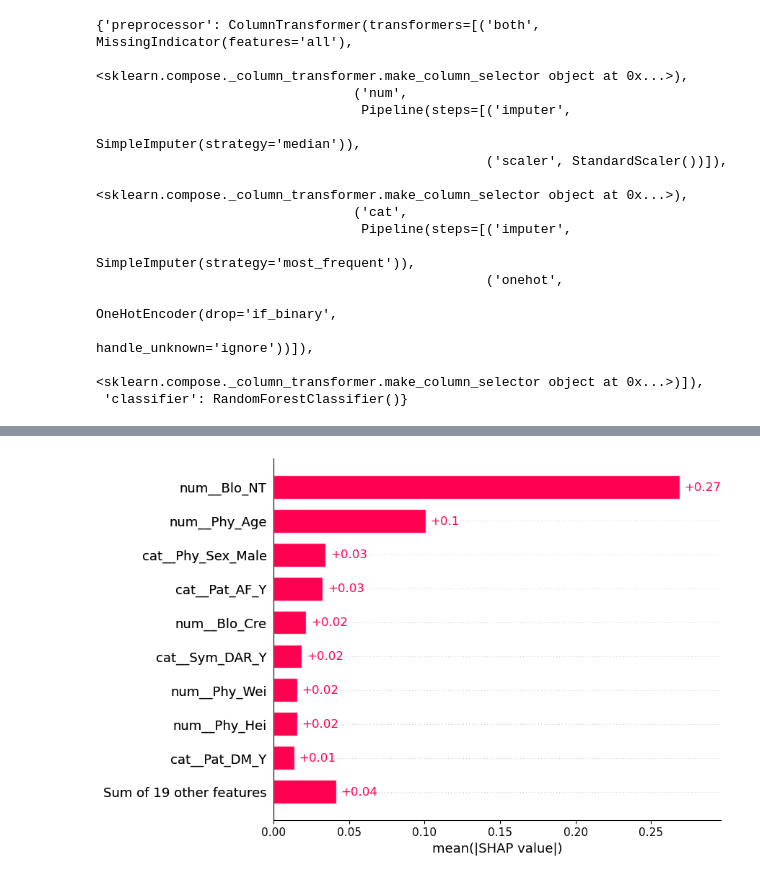
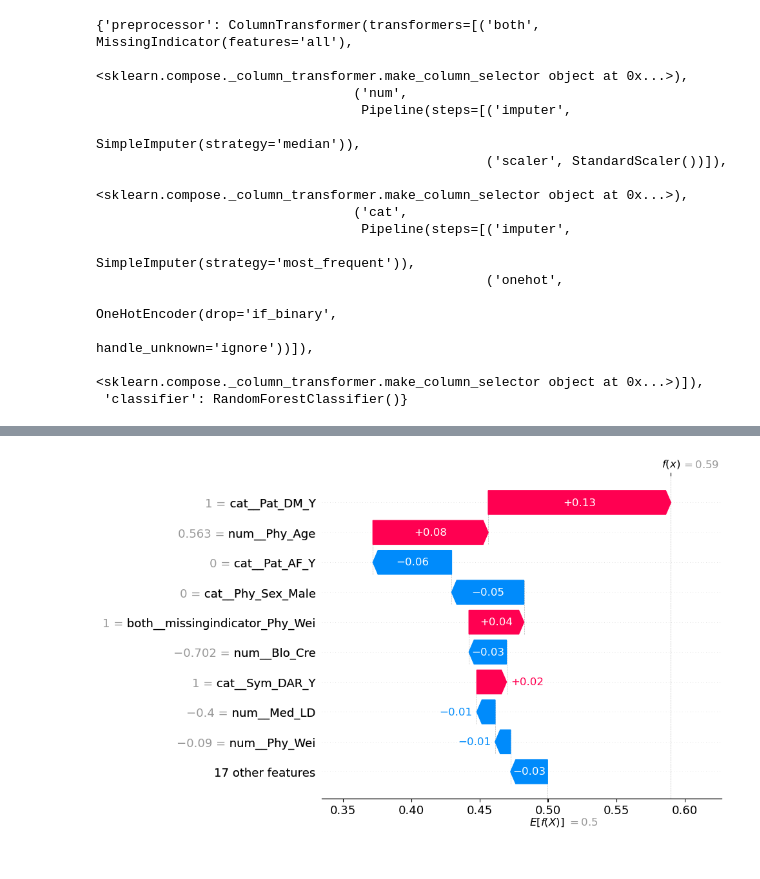
Before and after one commit to BorutFlis/models, a Jupyter notebook: early_diagnosis/notebooks/Load and Explain.ipynb, the cells around one changed output, grey strips where cells are left out. Drawn from its saved outputs; the diff is of its cells as text; code cells hidden in the pictures.

```diff
--- a/early_diagnosis/notebooks/Load and Explain.ipynb
+++ b/early_diagnosis/notebooks/Load and Explain.ipynb
@@ -16,7 +16,7 @@ mlflow.set_tracking_uri("http://127.0.0.1:5000")
 
 # model = mlflow.sklearn.load_model(f"runs:/{run_id}/early_diagnosis")
 
-logged_model = 'runs:/b4ae779d02b34ff692c21ad02b667445/model'
+logged_model = 'runs:/dfcf410e73a54c21b78745cf2c66367b/model'
 
 # Load model as a PyFuncModel.
 loaded_model = mlflow.sklearn.load_model(logged_model)
@@ -48,12 +67,15 @@ feature_importance.to_csv(os.path.join(DATA_DIR, "stats", "gini_feature_importan
 # %%
 import os
 
-balanced_df = (
-    pd.read_csv(os.path.join(DATA_DIR, "processed", "balanced_ED_NT.csv"))
+target = "Dia_HFD_18M"
+
+df = (
+    pd.read_csv(os.path.join(DATA_DIR, "processed", "ED_rest_of.csv"))
       .set_index(["ID", "date"])
       .rename(columns={'Med_LD_permanent':"Med_LD"})
+      .dropna(subset="Dia_HFD_18M")
 )
-df = pd.read_csv(os.path.join(DATA_DIR, "processed", "early_diagnosis_NT.csv"))
+
 hfpef_df = (
     pd.read_csv(os.path.join(DATA_DIR, "raw", "hfpef_confirmed_HF.csv"))
       .rename(columns={"patid": "ID"})
@@ -63,8 +85,11 @@ hfref_df = (
       .rename(columns={"patid": "ID"})
 )
 
-hfpef_ed_df = (pd.merge(df, hfpef_df, on="ID").set_index(["ID", "date"])
-                 .rename(columns={'Med_LD_permanent':"Med_LD"}))
-hfref_ed_df = (pd.merge(df, hfref_df, on="ID").set_index(["ID", "date"])
-                 .rename(columns={'Med_LD_permanent':"Med_LD"}))
-df = df.set_index(["ID", "date"]).rename(columns={'Med_LD_permanent':"Med_LD"})
+test_df = pd.read_csv(
+    os.path.join(DATA_DIR, "processed", "hosp_ed.csv"), index_col=[0, 1]
+)
+test_df[['Med_LD', 'Phy_Wei', 'Pat_CABG']] = pd.DataFrame(columns=('Med_LD', 'Phy_Wei', 'Pat_CABG'))
+
+
+X_test = test_df.loc[:, test_df.columns.intersection(loaded_model.feature_names_in_)]
+y_test = df[target]
@@ -77,7 +125,7 @@ df = df.set_index(["ID", "date"]).rename(columns={'Med_LD_permanent':"Med_LD"})
 # %%
 imputer = loaded_model['preprocessor']
 
-test_examples_df = balanced_df.iloc[np.random.randint(0, len(balanced_df), 100)]
+test_examples_df = test_df
 
 imputed_test_examples_df = pd.DataFrame(imputer.transform(test_examples_df), columns=imputer.get_feature_names_out(), index=test_examples_df.index)
 # %%
@@ -91,7 +159,9 @@ shap_values = explainer(imputed_test_examples_df)
+# %%
+shap.plots.waterfall(shap_values[-2,:, 1])
+# %% [output]
+[figure, added]
 # %%
 shap.plots.bar(shap_values[:, :, 1])
-# %% [output]
-[figure, removed]
 # %%
 shap_summary = np.mean(np.abs(shap_values.values), axis=(0, 1))
 # %%
```
Also changed, not shown: parts of 13 cells of this notebook, 10 other files.
